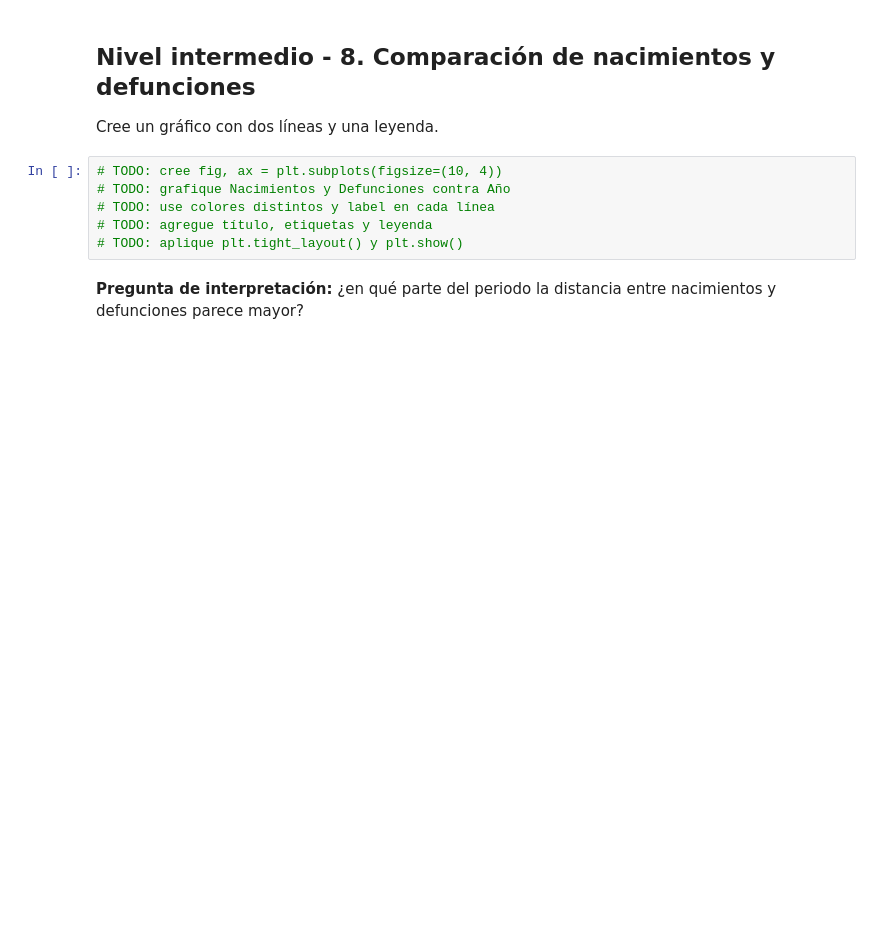
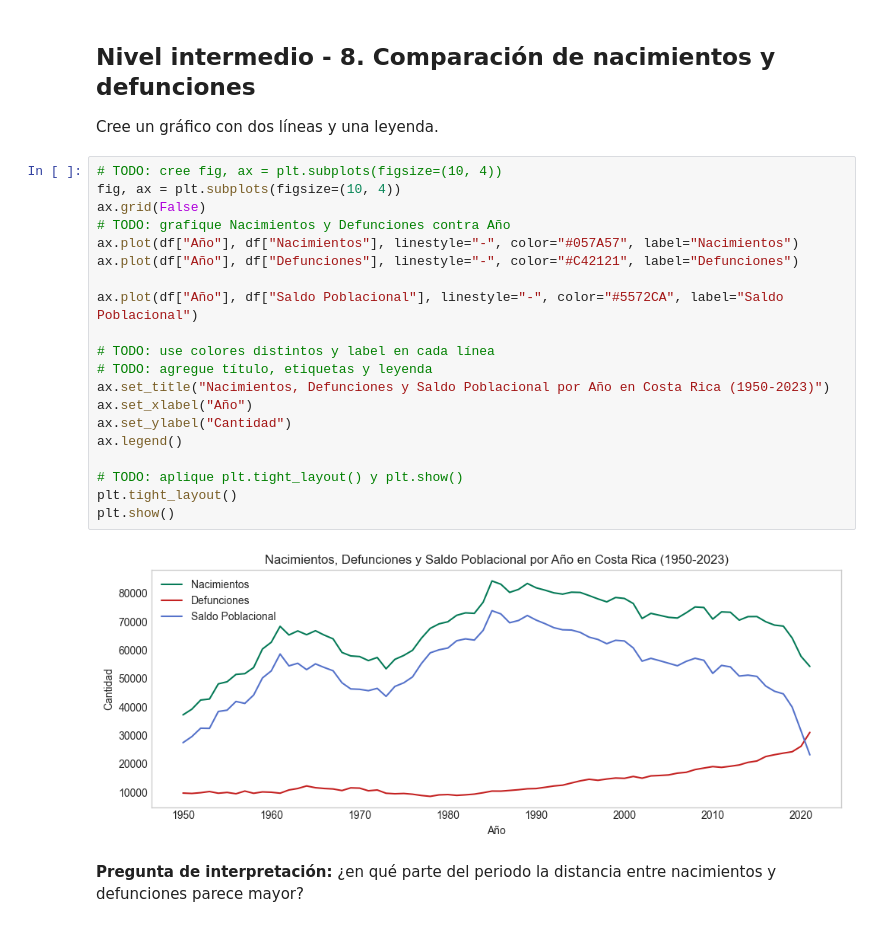
Before and after one commit to odellealhernandez/fundamentos_python, a Jupyter notebook: Matplotlib/02 - Practicar Matplotlib.ipynb, the cells around one changed output. Saved outputs shown, nothing was run; the diff lists cells and outputs as text; blank space fills up the shorter version.

```diff
--- a/Matplotlib/02 - Practicar Matplotlib.ipynb
+++ b/Matplotlib/02 - Practicar Matplotlib.ipynb
@@ -214,10 +247,26 @@ Cree un gráfico de líneas con `Año` en el eje X y `Nacimientos` en el eje Y.
 Cree un gráfico con dos líneas y una leyenda.
 # %%
 # TODO: cree fig, ax = plt.subplots(figsize=(10, 4))
+fig, ax = plt.subplots(figsize=(10, 4))
+ax.grid(False)
 # TODO: grafique Nacimientos y Defunciones contra Año
+ax.plot(df["Año"], df["Nacimientos"], linestyle="-", color="#057A57", label="Nacimientos")
+ax.plot(df["Año"], df["Defunciones"], linestyle="-", color="#C42121", label="Defunciones")
+
+ax.plot(df["Año"], df["Saldo Poblacional"], linestyle="-", color="#5572CA", label="Saldo Poblacional")
+
 # TODO: use colores distintos y label en cada línea
 # TODO: agregue título, etiquetas y leyenda
+ax.set_title("Nacimientos, Defunciones y Saldo Poblacional por Año en Costa Rica (1950-2023)")
+ax.set_xlabel("Año")
+ax.set_ylabel("Cantidad")
+ax.legend()
+
 # TODO: aplique plt.tight_layout() y plt.show()
+plt.tight_layout()
+plt.show()
+# %% [output]
+[figure, added]
 # %% [markdown]
 **Pregunta de interpretación:** ¿en qué parte del periodo la distancia entre nacimientos y defunciones parece mayor?
 # %% [markdown]
```
Also changed, not shown: parts of 9 cells of this notebook.
